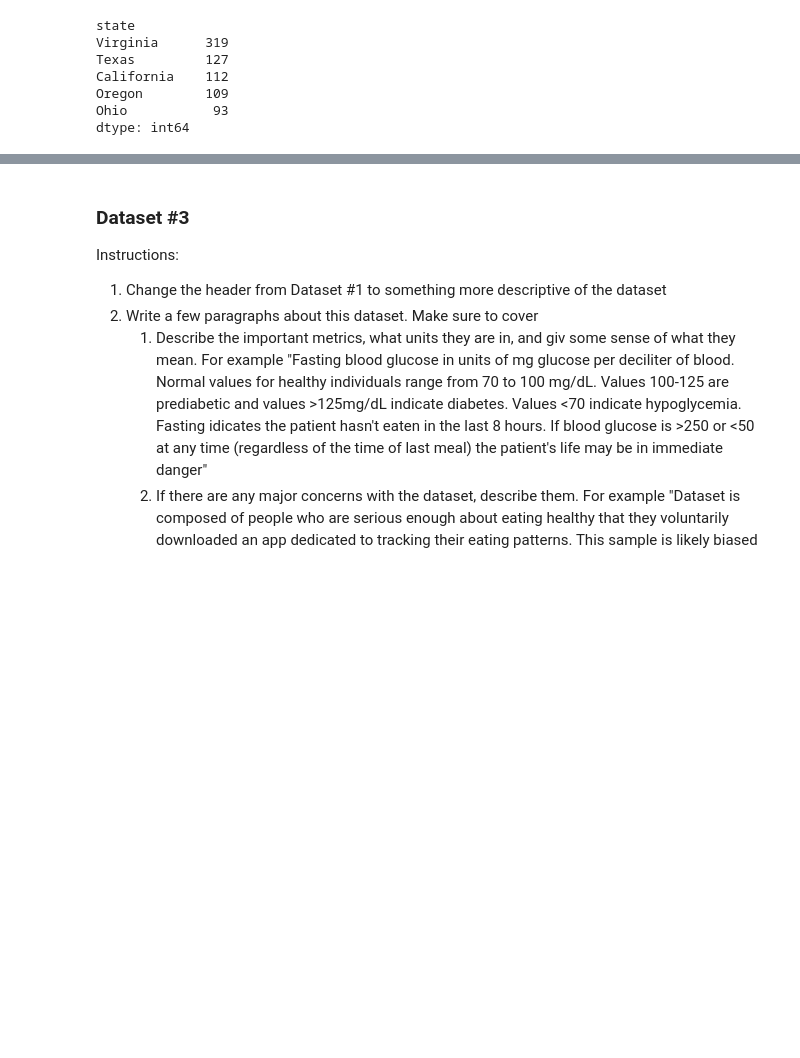
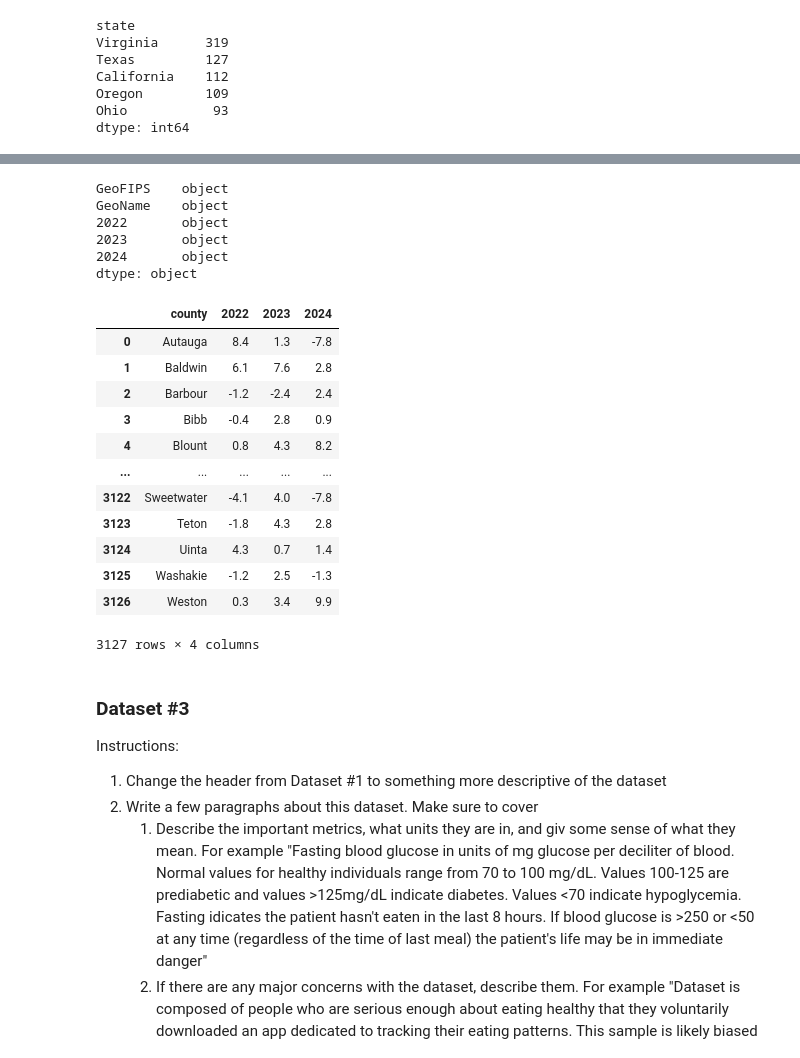
Before and after one commit to COGS108/Group147_WI26, a Jupyter notebook: 01-DataCheckpoint.ipynb, the cells around one changed output, grey strips where cells are left out. Saved outputs shown, nothing was run; the diff lists cells and outputs as text; code cells hidden in the pictures; blank space fills up the shorter version.

```diff
--- a/01-DataCheckpoint.ipynb
+++ b/01-DataCheckpoint.ipynb
@@ -229,0 +313,2 @@ Please note that you can always keep adding more datasets in the future if these
+# %%
+df_countygdp = df_countygdp.iloc[:-11]
@@ -230,3 +356,38 @@ Please note that you can always keep adding more datasets in the future if these
+# %%
+## Dataset #2 F. cleaning data
+print(df_countygdp.dtypes)
+# %% [output]
+GeoFIPS    object
+GeoName    object
+2022       object
+2023       object
+2024       object
+dtype: object
+# %%
+## Dataset #2 F. cleaning data
+#dropping geofips
+df_countygdp = df_countygdp.drop(columns=['GeoFIPS'])
+
+#removing the state identifier
+df_countygdp['GeoName'] = df_countygdp['GeoName'].str[:-4].str.strip()
+
+#renaming geoname to county
+df_countygdp = df_countygdp.rename(columns={'GeoName': 'county'})
+df_countygdp
+# %% [output]
+|  | county | 2022 | 2023 | 2024 |
+| 0 | Autauga | 8.4 | 1.3 | -7.8 |
+| 1 | Baldwin | 6.1 | 7.6 | 2.8 |
+| 2 | Barbour | -1.2 | -2.4 | 2.4 |
+| 3 | Bibb | -0.4 | 2.8 | 0.9 |
+| 4 | Blount | 0.8 | 4.3 | 8.2 |
+| ... | ... | ... | ... | ... |
+| 3122 | Sweetwater | -4.1 | 4.0 | -7.8 |
+| 3123 | Teton | -1.8 | 4.3 | 2.8 |
+| 3124 | Uinta | 4.3 | 0.7 | 1.4 |
+| 3125 | Washakie | -1.2 | 2.5 | -1.3 |
+| 3126 | Weston | 0.3 | 3.4 | 9.9 |
+3127 rows × 4 columns
 # %% [markdown]
 ### Dataset #3
 
```
Also changed, not shown: parts of 23 cells of this notebook.
